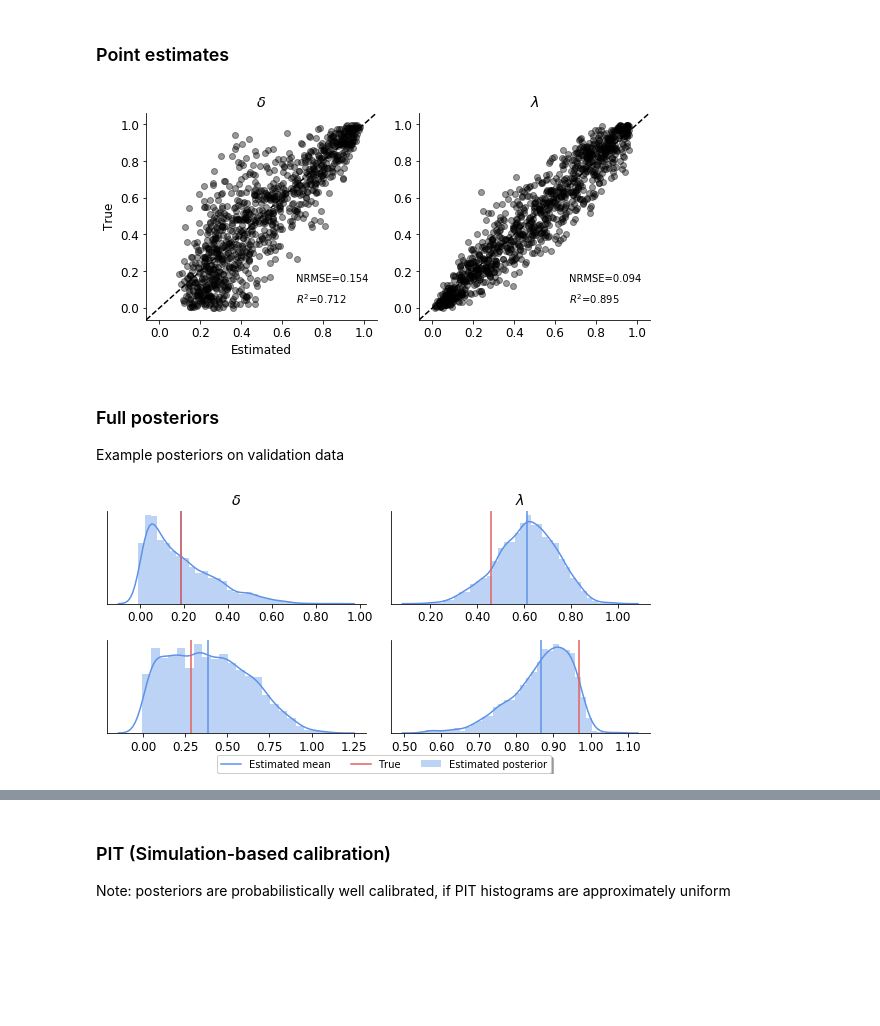
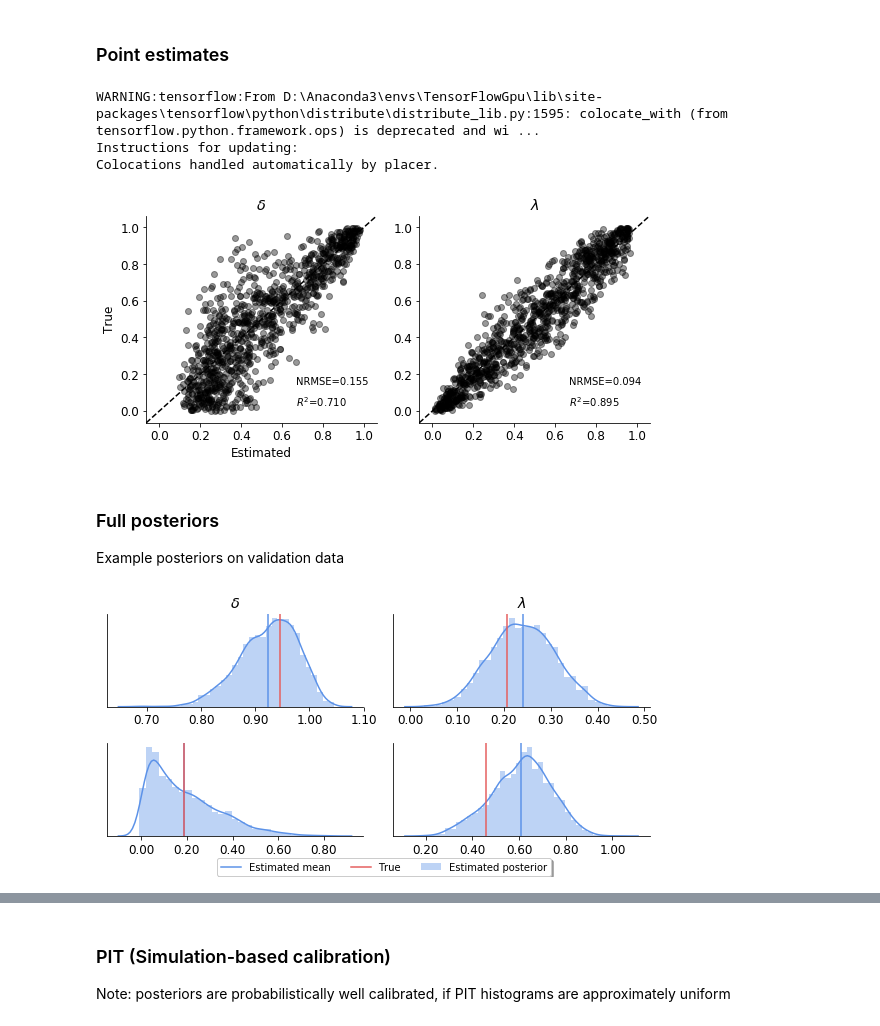
Before and after one commit to stefanradev93/DBN, a Jupyter notebook: WCST_INN_Final.ipynb, the cells around one changed output, grey strips where cells are left out. Saved outputs shown, nothing was run; the diff lists cells and outputs as text; code cells hidden in the pictures; blank space fills up the shorter version.

```diff
--- a/WCST_INN_Final.ipynb
+++ b/WCST_INN_Final.ipynb
@@ -338,18 +337,25 @@ Restored from ./checkpoints/final\ckpt-50
 # %%
 plot_true_est_scatter(model, x_test, theta_test,
                       n_samples_posterior,
-                      param_names_l, figsize=(8, 4), font_size=12, filename='wcst')
+                      param_names_l, figsize=(8, 4), font_size=12, filename='wcst', )
 # %% [output]
+WARNING:tensorflow:From D:\Anaconda3\envs\TensorFlowGpu\lib\site-packages\tensorflow\python\distribute\distribute_lib.py:1595: colocate_with (from tensorflow.python.framework.ops) is deprecated and wi ...
+Instructions for updating:
+Colocations handled automatically by placer.
-[figure, old version]
+[figure, new version]
 # %% [markdown]
 ### Full posteriors
 Example posteriors on validation data
 # %%
 theta_samples = model.sample(x_test, n_samples_posterior)
-# %%
-plot_true_est_posterior_samples(theta_samples[:, :2, :],
-                                theta_test[:2, :],
-                                param_names_l,
-                                figsize=(8, 4), filename='wcst')
-# %% [output]
-[figure, removed]
+# %%
+theta_samples_d = tf.stack( (theta_samples[:, 20, :], theta_samples[:, 0, :]), axis=1)
+theta_test_d = tf.stack( (theta_test[20, :], theta_test[0, :]), axis=0)
+
+
+plot_true_est_posterior_samples(theta_samples_d,
+                                theta_test_d,
+                                param_names_l,
+                                figsize=(8, 4), filename='wcst')
+# %% [output]
+[figure, added]
```
Also changed, not shown: parts of 11 cells of this notebook, 6 other files.
